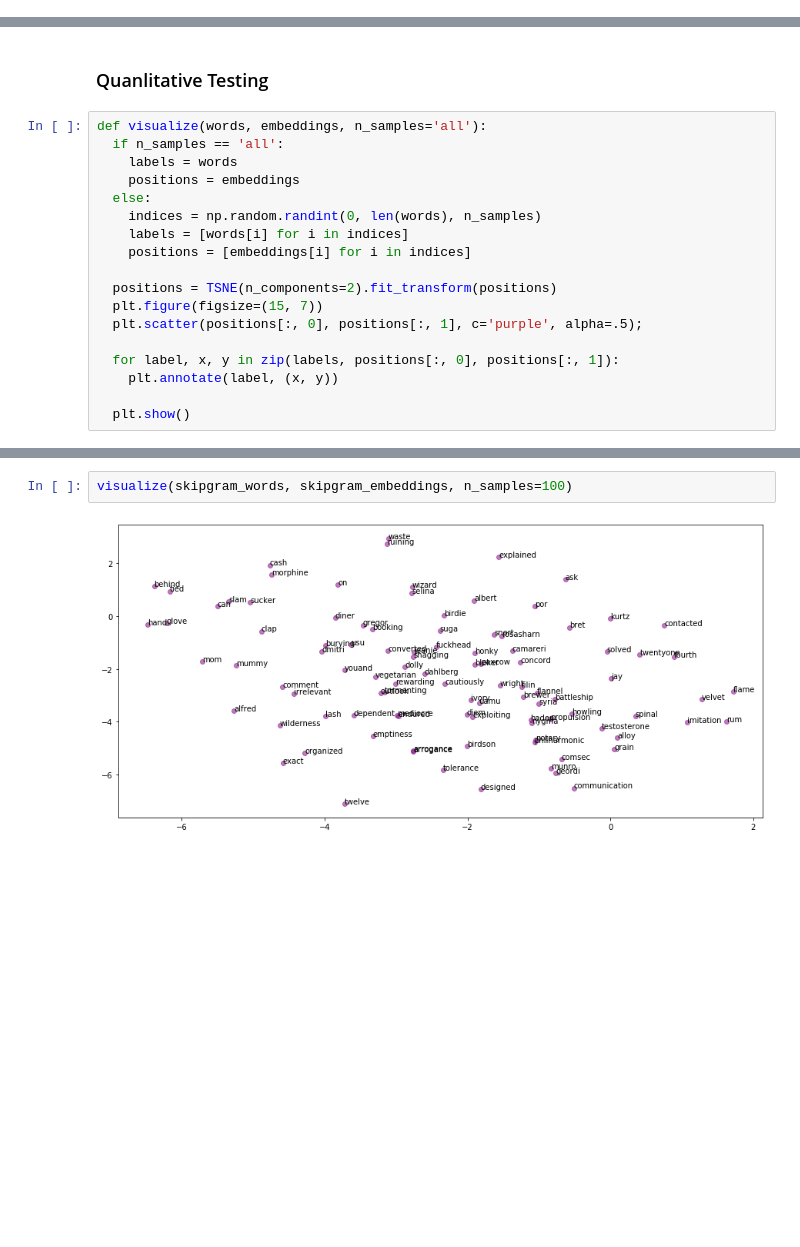
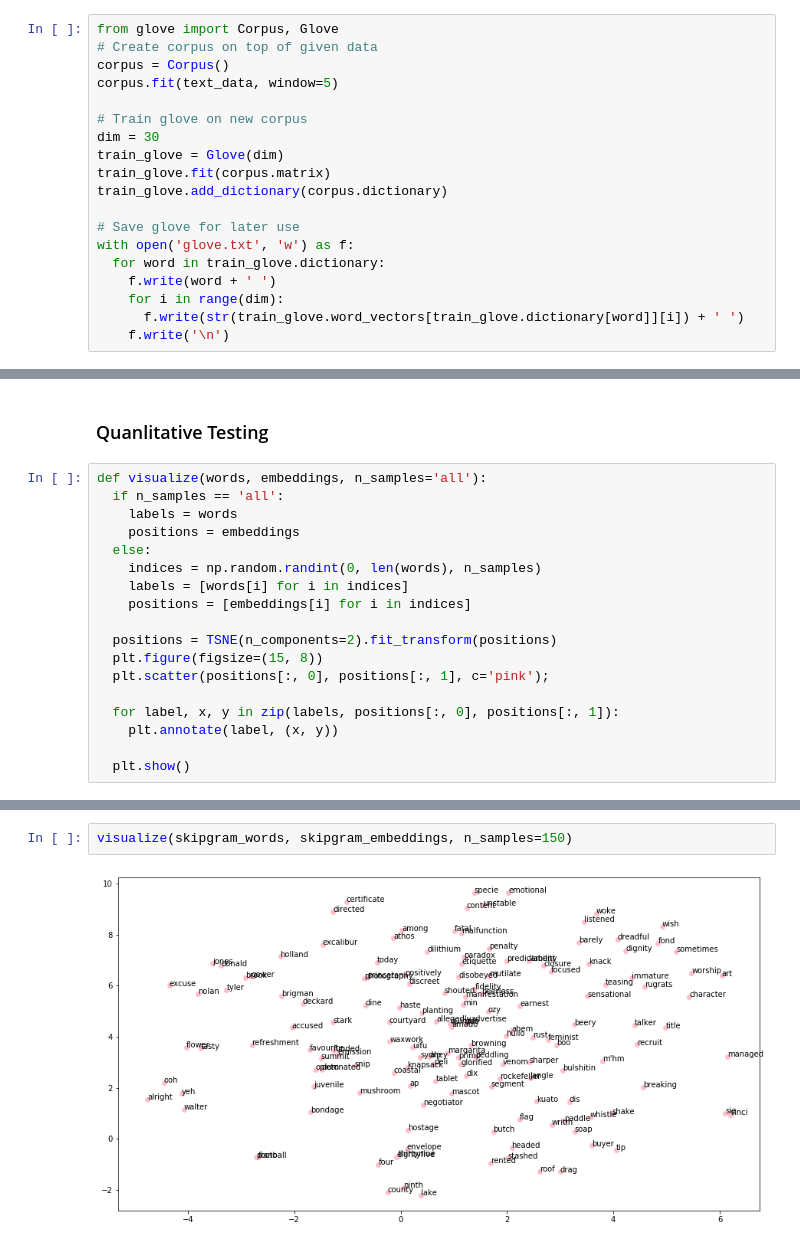
Before and after one commit to btcnhung1299/cinnamon-ai-bootcamp, a Jupyter notebook: word-embedding/Word Embedding for Sentimental Analysis.ipynb, the cells around one changed output, grey strips where cells are left out. Cells and saved outputs as stored; diff of their text form; blank space fills up the shorter version.

Commit message:
Update Word Embedding | Add GloVe

```diff
--- a/word-embedding/Word Embedding for Sentimental Analysis.ipynb
+++ b/word-embedding/Word Embedding for Sentimental Analysis.ipynb
@@ -210,0 +223,19 @@ skipgram_embeddings = skipgram.wv[skipgram.wv.vocab]
+# %%
+from glove import Corpus, Glove
+# Create corpus on top of given data
+corpus = Corpus()
+corpus.fit(text_data, window=5)
+
+# Train glove on new corpus
+dim = 30
+train_glove = Glove(dim)
+train_glove.fit(corpus.matrix)
+train_glove.add_dictionary(corpus.dictionary)
+
+# Save glove for later use
+with open('glove.txt', 'w') as f:
+  for word in train_glove.dictionary:
+    f.write(word + ' ')
+    for i in range(dim):
+      f.write(str(train_glove.word_vectors[train_glove.dictionary[word]][i]) + ' ')
+    f.write('\n')
@@ -221,8 +263,8 @@ def visualize(words, embeddings, n_samples='all'):
     positions = [embeddings[i] for i in indices]
 
   positions = TSNE(n_components=2).fit_transform(positions)
-  plt.figure(figsize=(15, 7))
-  plt.scatter(positions[:, 0], positions[:, 1], c='purple', alpha=.5);
+  plt.figure(figsize=(15, 8))
+  plt.scatter(positions[:, 0], positions[:, 1], c='pink');
 
   for label, x, y in zip(labels, positions[:, 0], positions[:, 1]):
     plt.annotate(label, (x, y))
@@ -231,4 +277,4 @@ def visualize(words, embeddings, n_samples='all'):
 # %%
-visualize(skipgram_words, skipgram_embeddings, n_samples=100)
+visualize(skipgram_words, skipgram_embeddings, n_samples=150)
 # %% [output]
-[figure, old version]
+[figure, new version]
```
Also changed, not shown: parts of 15 cells of this notebook.
